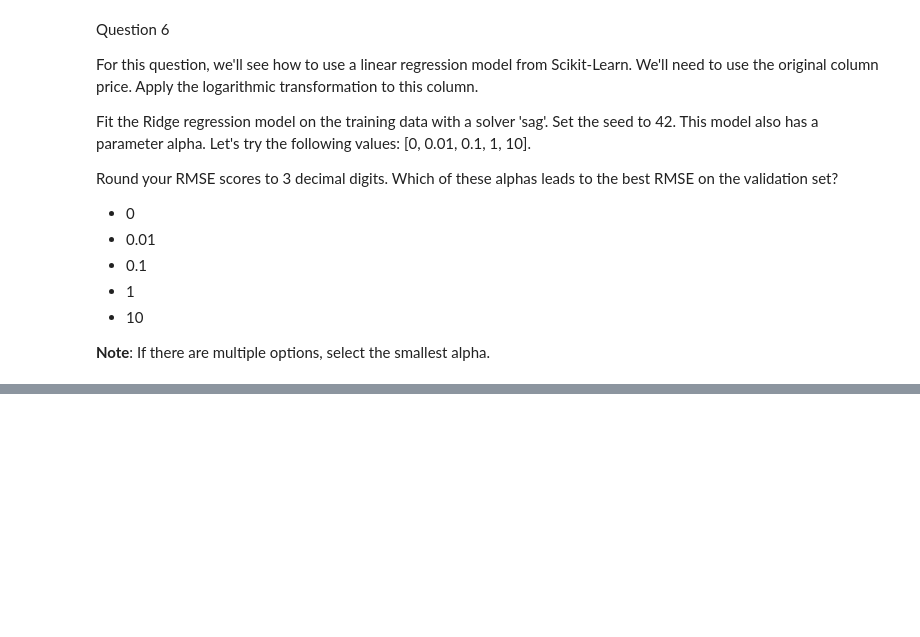
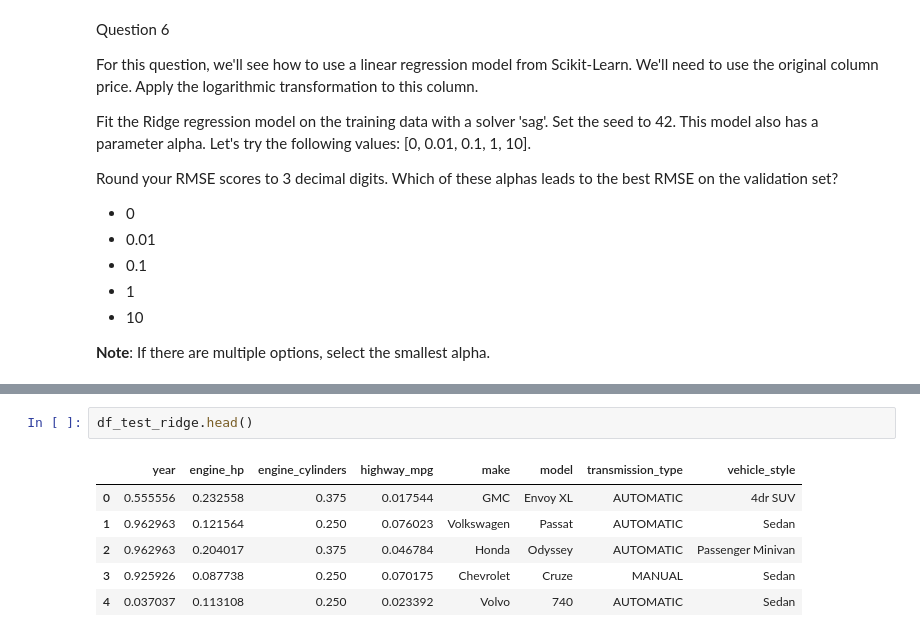
Before and after one commit to abhijitchak103/ml-zoomcamp, a Jupyter notebook: Homeworks/ml-zoomcamp-hw-3.ipynb, the cells around one changed output, grey strips where cells are left out. Drawn from its saved outputs; the diff is of its cells as text; blank space fills up the shorter version.

```diff
--- a/Homeworks/ml-zoomcamp-hw-3.ipynb
+++ b/Homeworks/ml-zoomcamp-hw-3.ipynb
@@ -369,0 +484,9 @@ Which of these alphas leads to the best RMSE on the validation set?
+# %%
+df_test_ridge.head()
+# %% [output]
+|  | year | engine_hp | engine_cylinders | highway_mpg | make | model | transmission_type | vehicle_style |
+| 0 | 0.555556 | 0.232558 | 0.375 | 0.017544 | GMC | Envoy XL | AUTOMATIC | 4dr SUV |
+| 1 | 0.962963 | 0.121564 | 0.250 | 0.076023 | Volkswagen | Passat | AUTOMATIC | Sedan |
+| 2 | 0.962963 | 0.204017 | 0.375 | 0.046784 | Honda | Odyssey | AUTOMATIC | Passenger Minivan |
+| 3 | 0.925926 | 0.087738 | 0.250 | 0.070175 | Chevrolet | Cruze | MANUAL | Sedan |
+| 4 | 0.037037 | 0.113108 | 0.250 | 0.023392 | Volvo | 740 | AUTOMATIC | Sedan |
```
Also changed, not shown: parts of 26 cells of this notebook.
